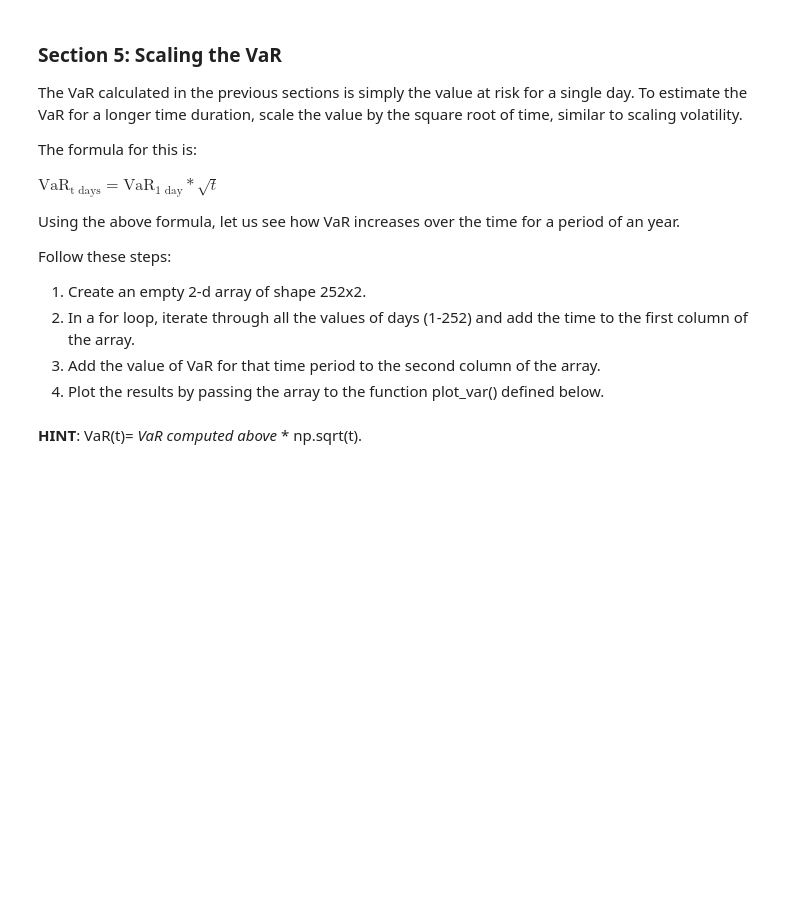
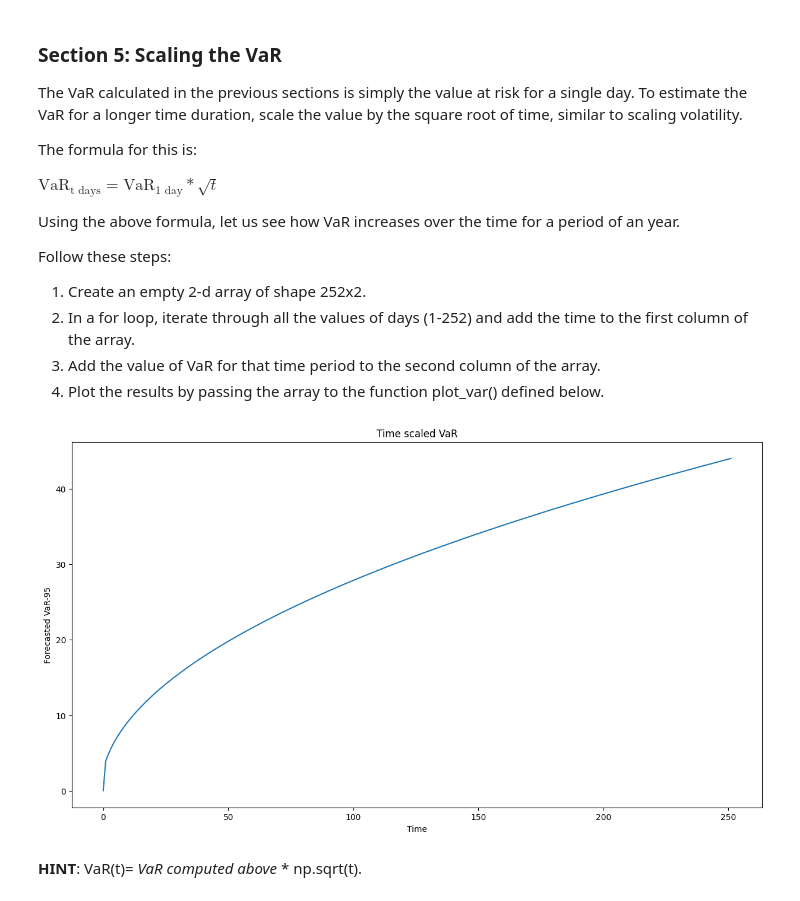
Before and after one commit to abhi647/Value-at-risk-Monte-Carlo, a Jupyter notebook: Monte-Carlo Simulations to compute VaR and Expected Shortfall-Files/VaR_CVaR_MonteCarlo.ipynb, the cells around one changed output. Cells and saved outputs as stored; diff of their text form; code cells hidden in the pictures; blank space fills up the shorter version.

```diff
--- a/Monte-Carlo Simulations to compute VaR and Expected Shortfall-Files/VaR_CVaR_MonteCarlo.ipynb
+++ b/Monte-Carlo Simulations to compute VaR and Expected Shortfall-Files/VaR_CVaR_MonteCarlo.ipynb
@@ -346,13 +355,16 @@ def plot_var(array):
 # %%
 # Create an empty array to contain the VaR values
 VaR_arr = np.empty([252, 2])
 
 # Loop through the time period
-for i in range(1,253):
+for i in range(1,252):
   VaR_arr[i,0] = i
-  VaR_arr[i,1] = .............
+  VaR_arr[i,1] = var*np.sqrt(i+1)
 
 # Plot the results
+plot_var(VaR_arr)
+# %% [output]
+[figure, added]
 # %% [markdown]
 **HINT**: VaR(t)= _VaR computed above_ * np.sqrt(t).
 # %% [markdown]
```
Also changed, not shown: parts of 15 cells of this notebook.
